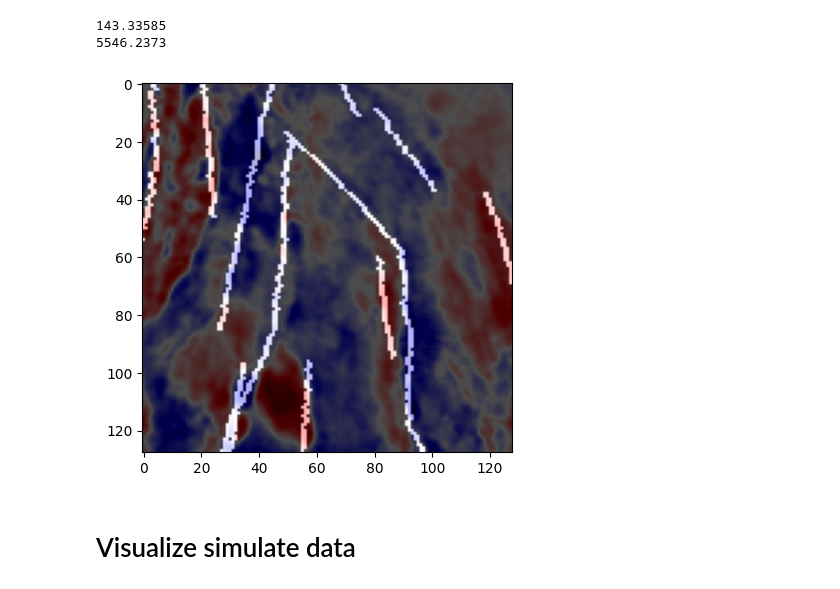
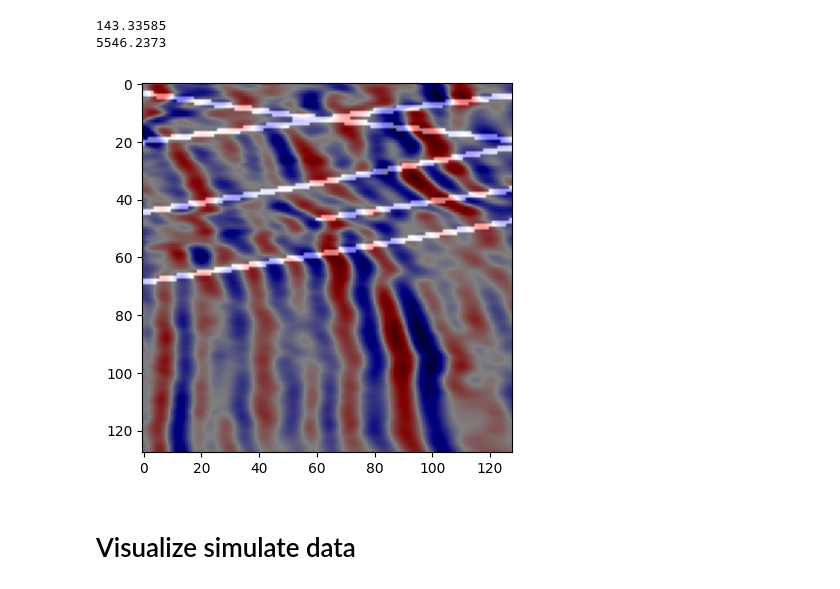
Before and after one commit to Kinlyran/Fault_Recong_zzr, a Jupyter notebook: data_explore.ipynb, the cells around one changed output. Cells and saved outputs as stored; diff of their text form; code cells hidden in the pictures.

```diff
--- a/data_explore.ipynb
+++ b/data_explore.ipynb
@@ -66,11 +69,11 @@ print(seis.std())
 5546.2373
 # %%
 slice_id = 0
-plt.imshow(seis[:,:,slice_id], cmap='seismic')
-plt.imshow(label[:,:,slice_id], cmap='gray', alpha=0.7)
+plt.imshow(seis[slice_id,:,:], cmap='seismic')
+plt.imshow(label[slice_id,:,:], cmap='gray', alpha=0.5)
 plt.show()
 # %% [output]
-[figure, old version]
+[figure, new version]
 # %% [markdown]
 # Visualize simulate data
 # %%
```
Also changed, not shown: parts of 3 cells of this notebook, 3 other files.
